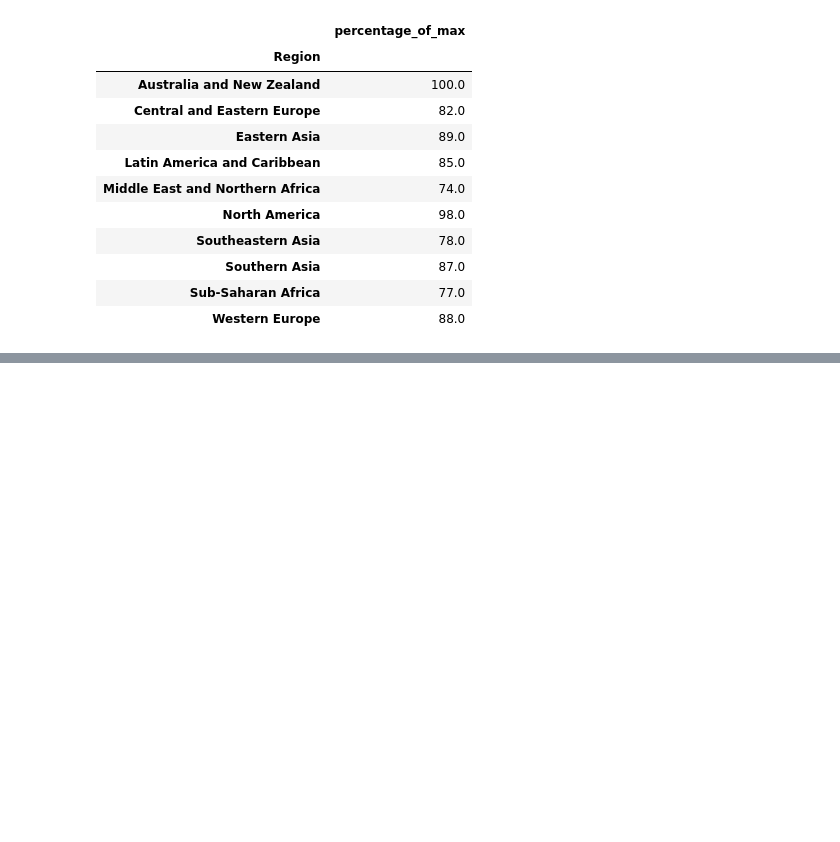
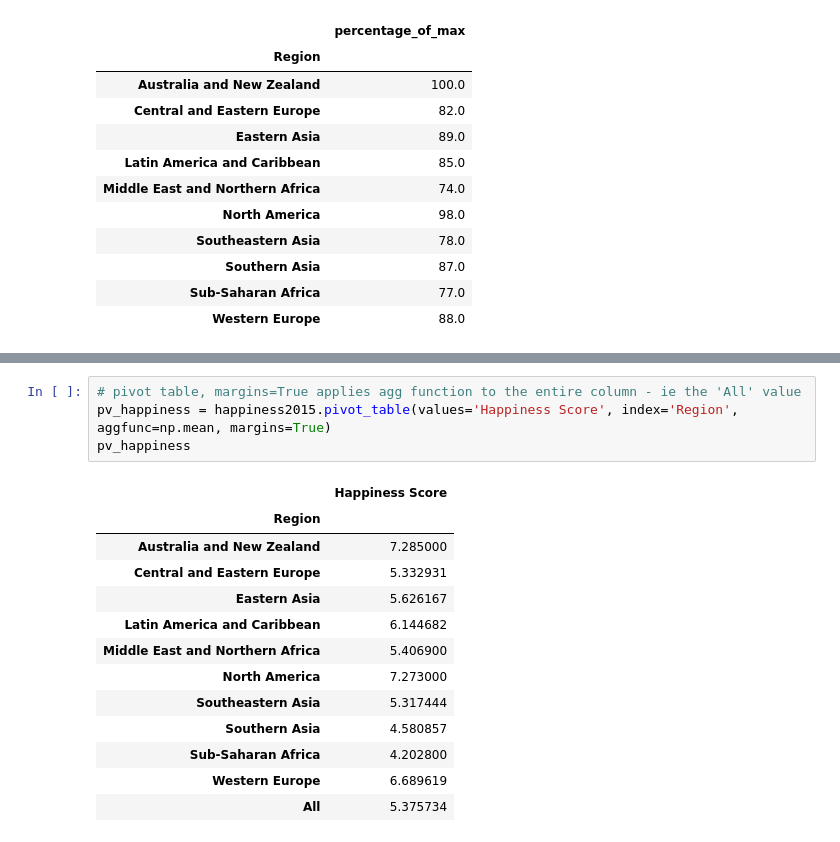
Before and after one commit to mikedonnici/dev, a Jupyter notebook: datasci/dataquest/data-aggregation.ipynb, the cells around one changed output, grey strips where cells are left out. Drawn from its saved outputs; the diff is of its cells as text; blank space fills up the shorter version.

```diff
--- a/datasci/dataquest/data-aggregation.ipynb
+++ b/datasci/dataquest/data-aggregation.ipynb
@@ -214,0 +508,18 @@ happiness2015.groupby("Region")["Happiness Score"].agg([percentage_of_max])
+# %%
+# pivot table, margins=True applies agg function to the entire column - ie the 'All' value
+pv_happiness = happiness2015.pivot_table(values='Happiness Score', index='Region', aggfunc=np.mean, margins=True)
+pv_happiness
+# %% [output]
+|  | Happiness Score |
+| Region |  |
+| Australia and New Zealand | 7.285000 |
+| Central and Eastern Europe | 5.332931 |
+| Eastern Asia | 5.626167 |
+| Latin America and Caribbean | 6.144682 |
+| Middle East and Northern Africa | 5.406900 |
+| North America | 7.273000 |
+| Southeastern Asia | 5.317444 |
+| Southern Asia | 4.580857 |
+| Sub-Saharan Africa | 4.202800 |
+| Western Europe | 6.689619 |
+| All | 5.375734 |
```
Also changed, not shown: parts of 20 cells of this notebook, 3 other files.
